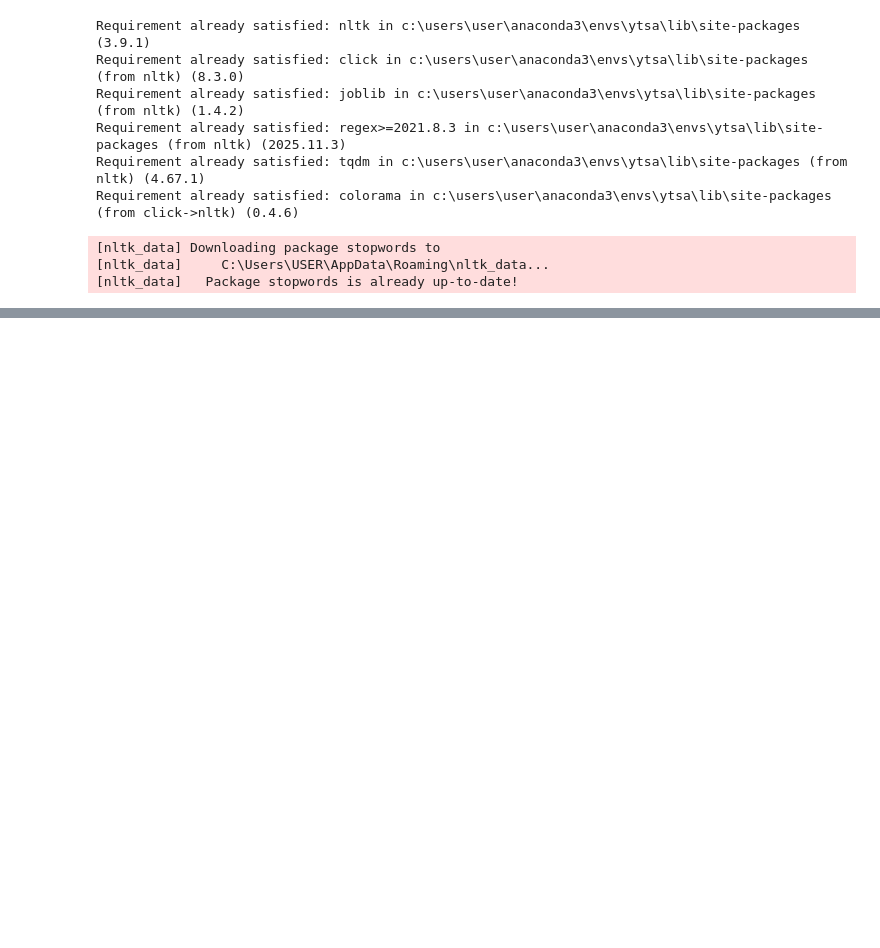
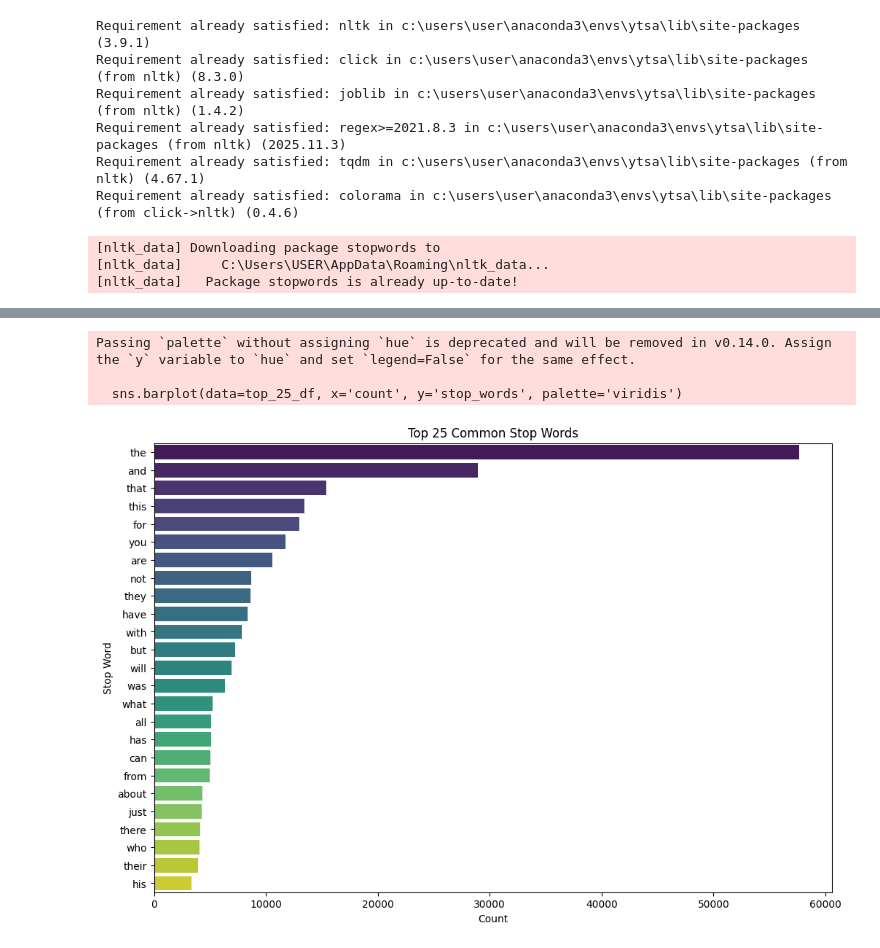
Before and after one commit to Gavesh99324/Sentiment-Analysis, a Jupyter notebook: notebooks/1_Preprocessing_&_EDA.ipynb, the cells around one changed output, grey strips where cells are left out. Cells and saved outputs as stored; diff of their text form; code cells hidden in the pictures; blank space fills up the shorter version.

```diff
--- a/notebooks/1_Preprocessing_&_EDA.ipynb
+++ b/notebooks/1_Preprocessing_&_EDA.ipynb
@@ -285,0 +309,18 @@ plt.show()
+# %%
+from collections import Counter
+
+all_stop_words = [word for comment in df['clean_comment'] for word in comment.split() if word in stop_words]
+most_common_stop_words = Counter(all_stop_words).most_common(25)
+top_25_df = pd.DataFrame(most_common_stop_words, columns=['stop_words', 'count'])
+
+plt.figure(figsize=(12, 8))
+sns.barplot(data=top_25_df, x='count', y='stop_words', palette='viridis')
+plt.title('Top 25 Common Stop Words')
+plt.xlabel('Count')
+plt.ylabel('Stop Word')
+plt.show()
+# %% [output]
+Passing `palette` without assigning `hue` is deprecated and will be removed in v0.14.0. Assign the `y` variable to `hue` and set `legend=False` for the same effect.
+
+  sns.barplot(data=top_25_df, x='count', y='stop_words', palette='viridis')
+[figure, added]
```
Also changed, not shown: parts of 6 cells of this notebook.
